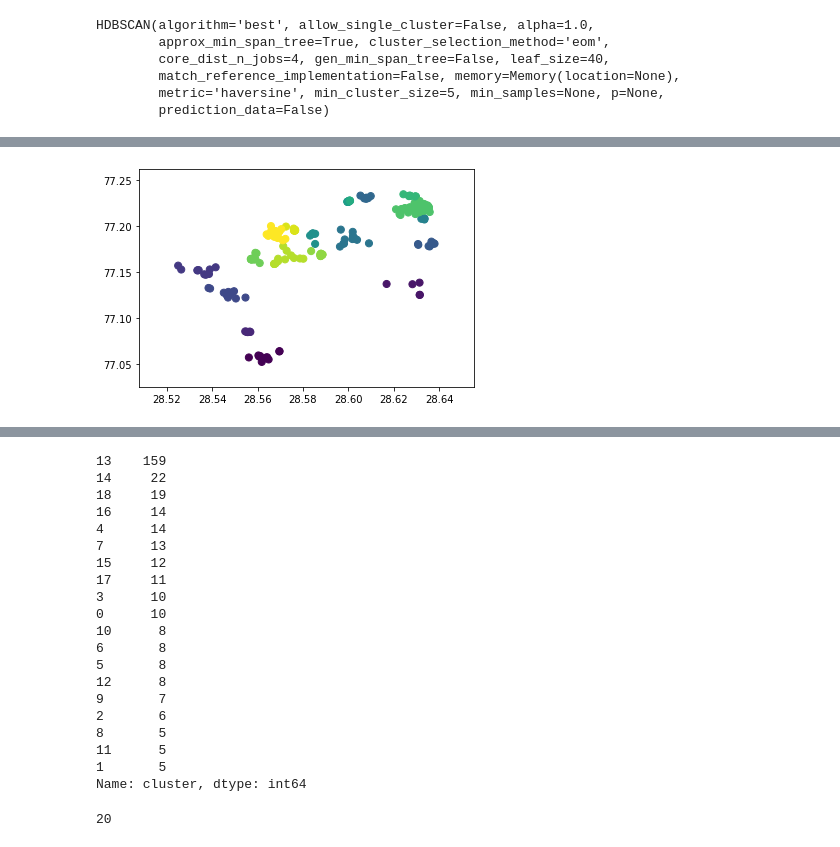
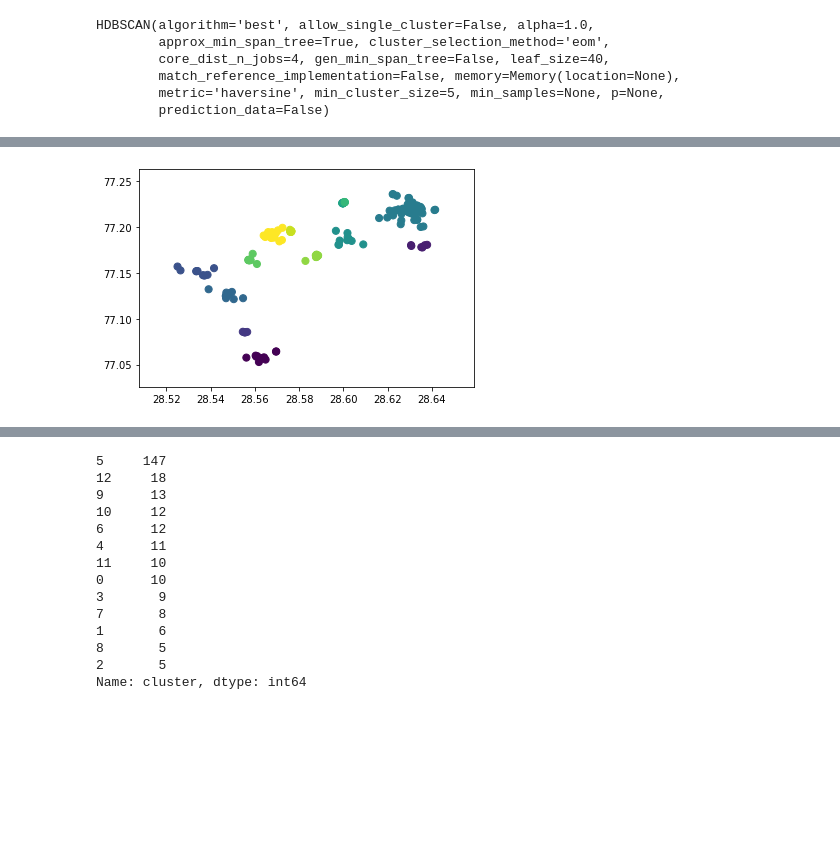
Before and after one commit to sourishsarmah/Commercial_Centers_using_POI_data, a Jupyter notebook: Commercial_Clusters_using_POI.ipynb, the cells around one changed output, grey strips where cells are left out. Drawn from its saved outputs; the diff is of its cells as text; code cells hidden in the pictures; blank space fills up the shorter version.

```diff
--- a/Commercial_Clusters_using_POI.ipynb
+++ b/Commercial_Clusters_using_POI.ipynb
@@ -138,6 +133,6 @@ commerical_amenities = [
     'internet_cafe', 'coworking_space'
 ]
 # %%
-df = df.loc[df['amenity'].isin(commerical_amenities)]
-df
+gdf = gdf.loc[gdf['amenity'].isin(commerical_amenities)]
+gdf
 # %% [output]
@@ -189,7 +179,7 @@ import numpy as np
 
 model = HDBSCAN(metric='haversine', min_cluster_size=5)
 
-model.fit(np.radians(coor_t))
+model.fit(np.radians(list(zip(gdf.geometry.y, gdf.geometry.x))))
 # %% [output]
 HDBSCAN(algorithm='best', allow_single_cluster=False, alpha=1.0,
         approx_min_span_tree=True, cluster_selection_method='eom',
@@ -255,6 +247,6 @@ fig.show()
 # %%
-df['cluster'] = clusters
-df
+gdf['cluster'] = clusters
+gdf
 # %% [output]
 A value is trying to be set on a copy of a slice from a DataFrame.
 Try using .loc[row_indexer,col_indexer] = value instead
@@ -293,0 +269,3 @@ df
+# %%
+gdf = gdf[gdf.cluster != -1]
+gdf
@@ -294,10 +286,8 @@ df
 # %%
-import numpy as np
-
 fig = plt.figure()
-ax = fig.add_subplot(111)
-scatter = ax.scatter(df[['lat']],df[['lon']],c=np.array(df.cluster).reshape(-1,1),s=50)
+ax = fig.add_subplot()
+scatter = ax.scatter(gdf.geometry.y, gdf.geometry.x, c=gdf.cluster,s=50)
 fig.show()
 # %% [output]
-[figure, old version]
+[figure, new version]
 # %%
@@ -313,25 +303,19 @@ city_map
 # %% [output]
 [interactive output not drawn]
 # %%
-df['cluster'].value_counts()
+gdf['cluster'].value_counts()
 # %% [output]
-13    159
-14     22
-18     19
-16     14
-4      14
-7      13
-15     12
-17     11
-3      10
+5     147
+12     18
+9      13
+10     12
+6      12
+4      11
+11     10
 0      10
-10      8
-6       8
-5       8
-12      8
-9       7
-2       6
+3       9
+7       8
+1       6
 8       5
-11      5
-1       5
+2       5
 Name: cluster, dtype: int64
@@ -342,4 +321,0 @@ cluster_0_coor = np.array(cluster_0_coor)
-# %%
-cluster_0_coor.size
-# %% [output]
-20
```
Also changed, not shown: parts of 40 cells of this notebook.
